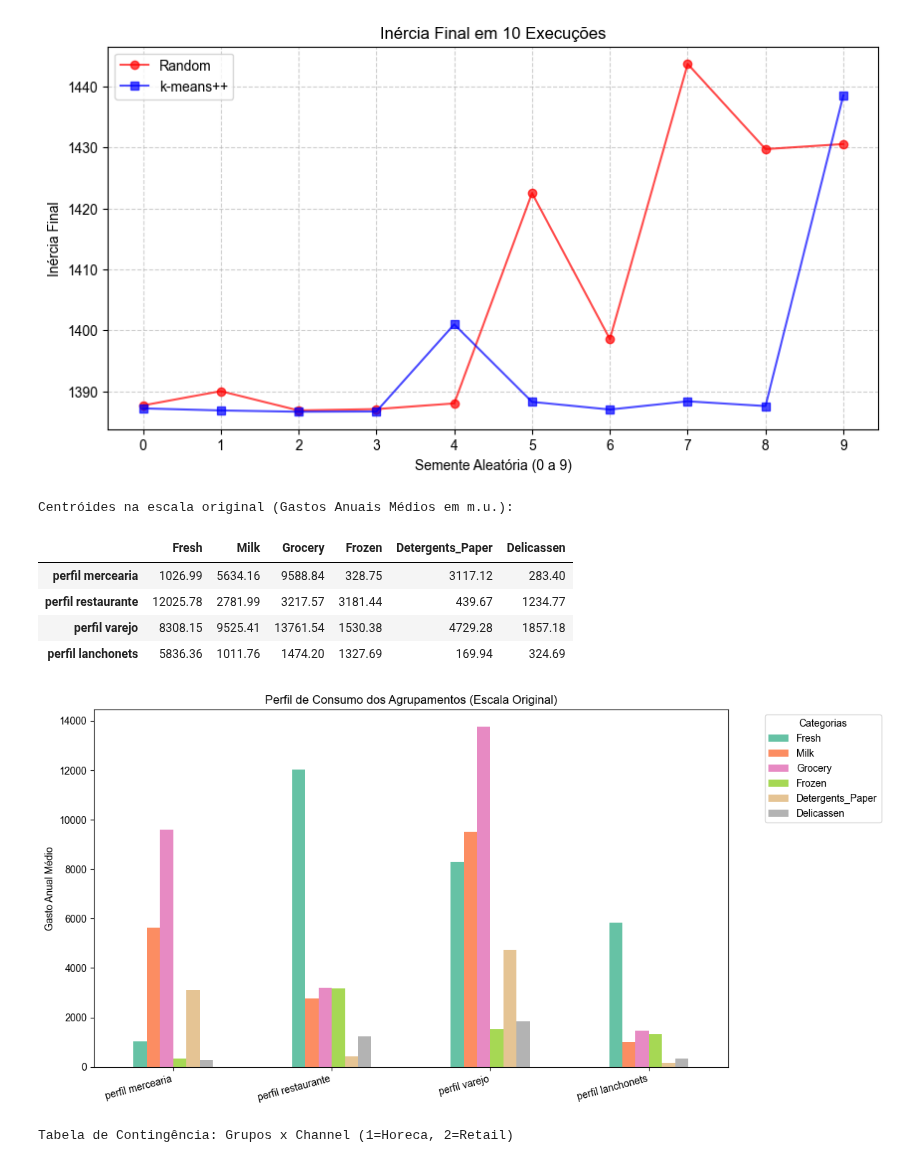
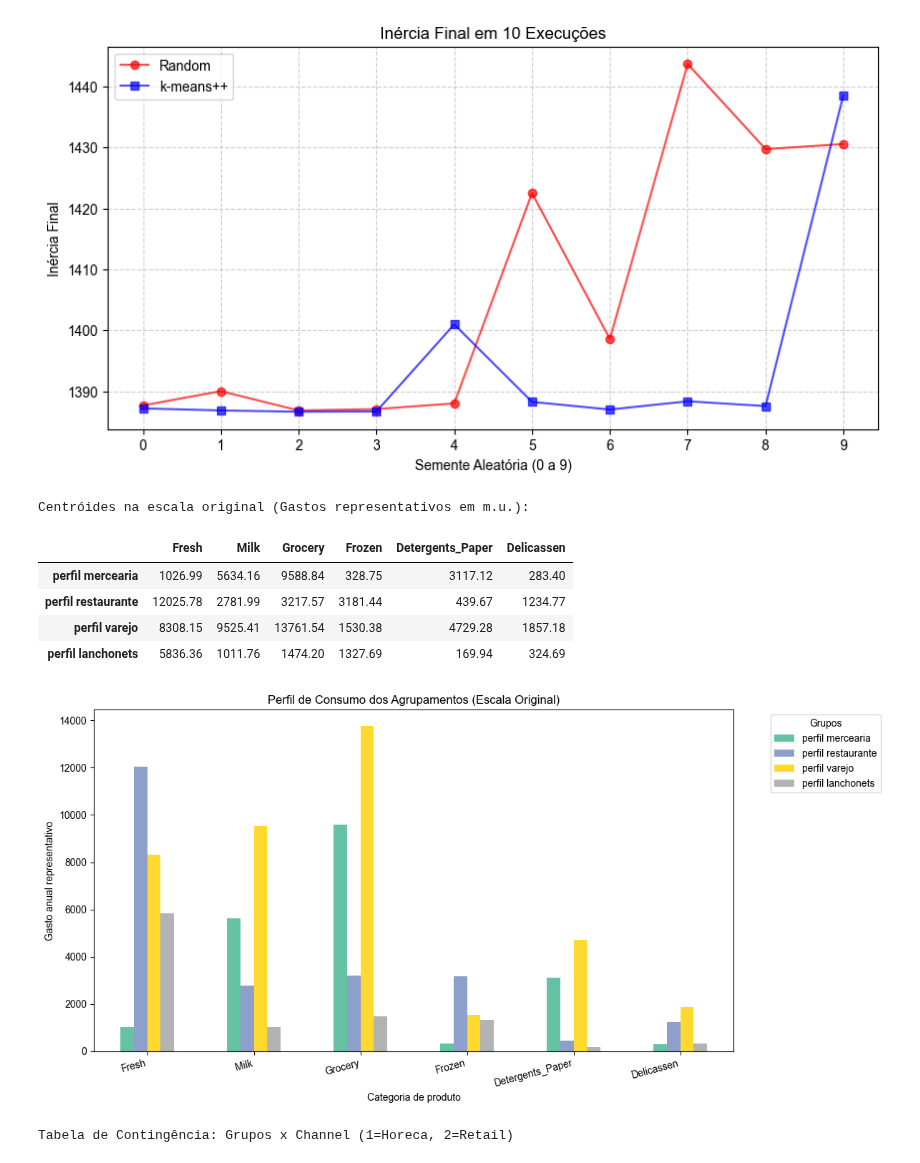
Before and after one commit to DanielNeres/Projeto_Sistemas_Inteligentes, a Jupyter notebook: Unidade_1/problema5.ipynb, the cells around one changed output. Cells and saved outputs as stored; diff of their text form; code cells hidden in the pictures.

```diff
--- a/Unidade_1/problema5.ipynb
+++ b/Unidade_1/problema5.ipynb
@@ -333,36 +339,38 @@ K-Means++- Desvio Padrão: 15.47 | Amplitude: 51.89
 # %%
 from sklearn.decomposition import PCA
 
 centroides_padronizados = modelo_my.cluster_centers_
 centroides_log = scaler.inverse_transform(centroides_padronizados)
 centroides_originais = np.expm1(centroides_log)
+# Média geométrica de (1 + gasto), menos 1; não é a média aritmética.
 
 df_centroides = pd.DataFrame(centroides_originais, columns=X.columns)
 
 nomes_grupos = ['perfil mercearia',
                 'perfil restaurante',
                 'perfil varejo',
                 'perfil lanchonets']
 df_centroides.index = nomes_grupos
 
-print("Centróides na escala original (Gastos Anuais Médios em m.u.):")
+print("Centróides na escala original (Gastos representativos em m.u.):")
 display(df_centroides.round(2))
 
-df_centroides.plot(kind='bar', figsize=(12, 6), colormap='Set2')
+df_centroides.T.plot(kind='bar', figsize=(12, 6), colormap='Set2')
 plt.title('Perfil de Consumo dos Agrupamentos (Escala Original)')
-plt.ylabel('Gasto Anual Médio')
+plt.ylabel('Gasto anual representativo')
+plt.xlabel('Categoria de produto')
 plt.xticks(rotation=15, ha='right')
-plt.legend(title='Categorias', bbox_to_anchor=(1.05, 1), loc='upper left')
+plt.legend(title='Grupos', bbox_to_anchor=(1.05, 1), loc='upper left')
 plt.tight_layout()
 plt.show()
 # %% [output]
-Centróides na escala original (Gastos Anuais Médios em m.u.):
+Centróides na escala original (Gastos representativos em m.u.):
 |  | Fresh | Milk | Grocery | Frozen | Detergents_Paper | Delicassen |
 | perfil mercearia | 1026.99 | 5634.16 | 9588.84 | 328.75 | 3117.12 | 283.40 |
 | perfil restaurante | 12025.78 | 2781.99 | 3217.57 | 3181.44 | 439.67 | 1234.77 |
 | perfil varejo | 8308.15 | 9525.41 | 13761.54 | 1530.38 | 4729.28 | 1857.18 |
 | perfil lanchonets | 5836.36 | 1011.76 | 1474.20 | 1327.69 | 169.94 | 324.69 |
-[figure, old version]
+[figure, new version]
 # %%
 rotulos = modelo_my.labels_
 
```
Also changed, not shown: parts of 1 cell of this notebook, 4 other files.
